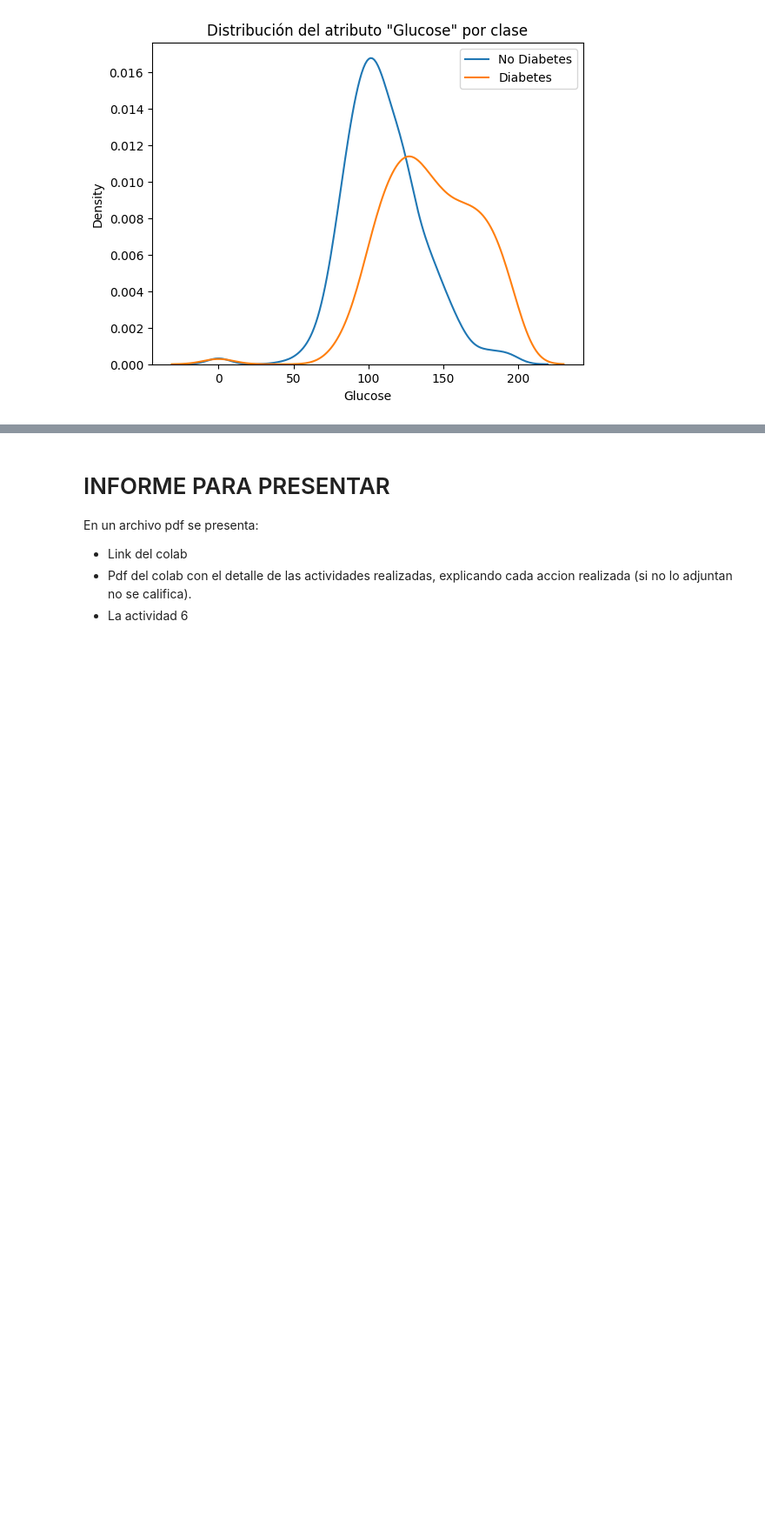
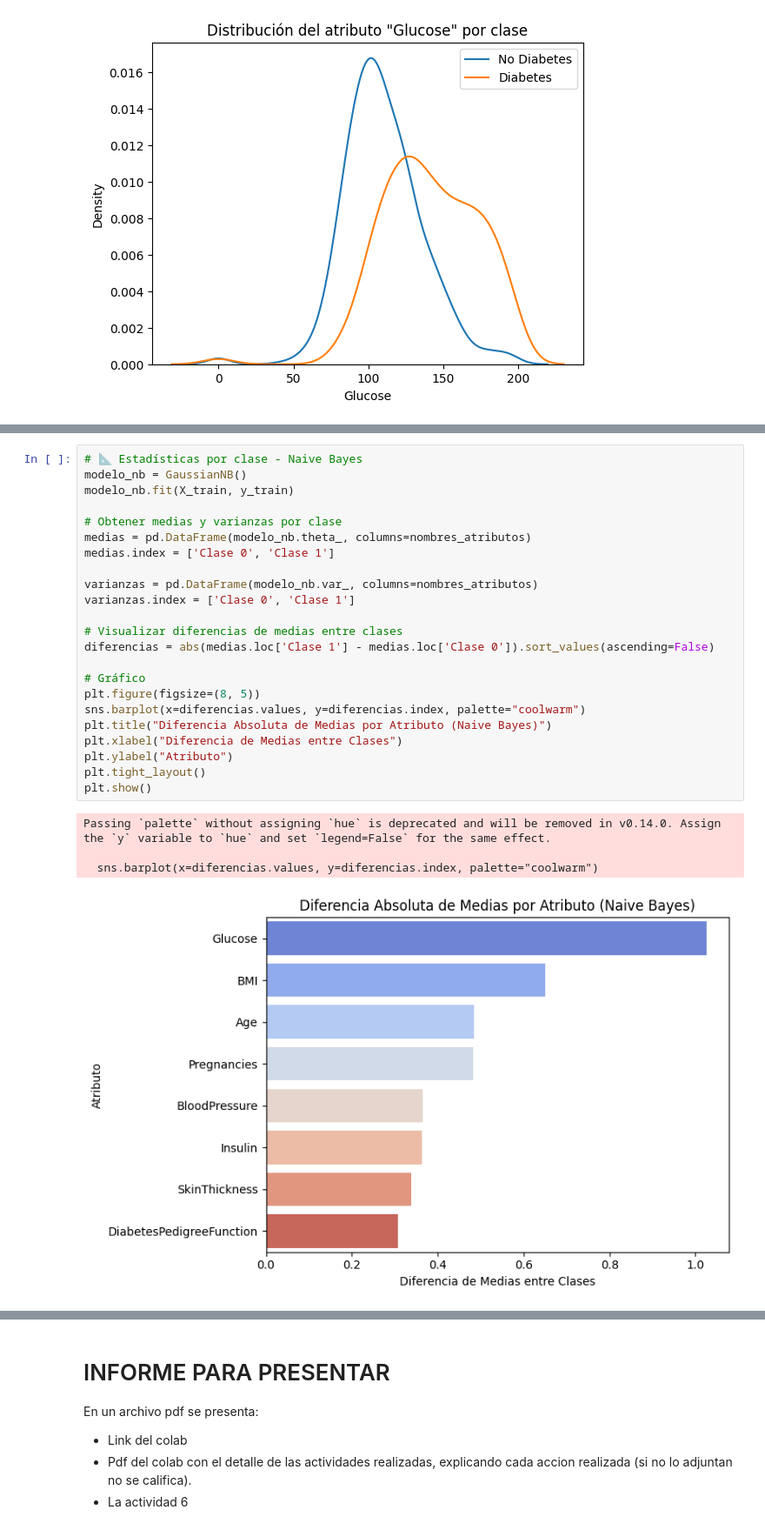
Before and after one commit to dm-barr/AILabs-Lab05, a Jupyter notebook: Lab05_LR.ipynb, the cells around one changed output, grey strips where cells are left out. Shown: that part at 87% size. Saved outputs shown, nothing was run; the diff lists cells and outputs as text; blank space fills up the shorter version.

```diff
--- a/Lab05_LR.ipynb
+++ b/Lab05_LR.ipynb
@@ -607,0 +699,28 @@ f1_macro: 0.6851
+# %%
+# 📐 Estadísticas por clase - Naive Bayes
+modelo_nb = GaussianNB()
+modelo_nb.fit(X_train, y_train)
+
+# Obtener medias y varianzas por clase
+medias = pd.DataFrame(modelo_nb.theta_, columns=nombres_atributos)
+medias.index = ['Clase 0', 'Clase 1']
+
+varianzas = pd.DataFrame(modelo_nb.var_, columns=nombres_atributos)
+varianzas.index = ['Clase 0', 'Clase 1']
+
+# Visualizar diferencias de medias entre clases
+diferencias = abs(medias.loc['Clase 1'] - medias.loc['Clase 0']).sort_values(ascending=False)
+
+# Gráfico
+plt.figure(figsize=(8, 5))
+sns.barplot(x=diferencias.values, y=diferencias.index, palette="coolwarm")
+plt.title("Diferencia Absoluta de Medias por Atributo (Naive Bayes)")
+plt.xlabel("Diferencia de Medias entre Clases")
+plt.ylabel("Atributo")
+plt.tight_layout()
+plt.show()
+# %% [output]
+Passing `palette` without assigning `hue` is deprecated and will be removed in v0.14.0. Assign the `y` variable to `hue` and set `legend=False` for the same effect.
+
+  sns.barplot(x=diferencias.values, y=diferencias.index, palette="coolwarm")
+[figure, added]
```
Also changed, not shown: parts of 14 cells of this notebook.
